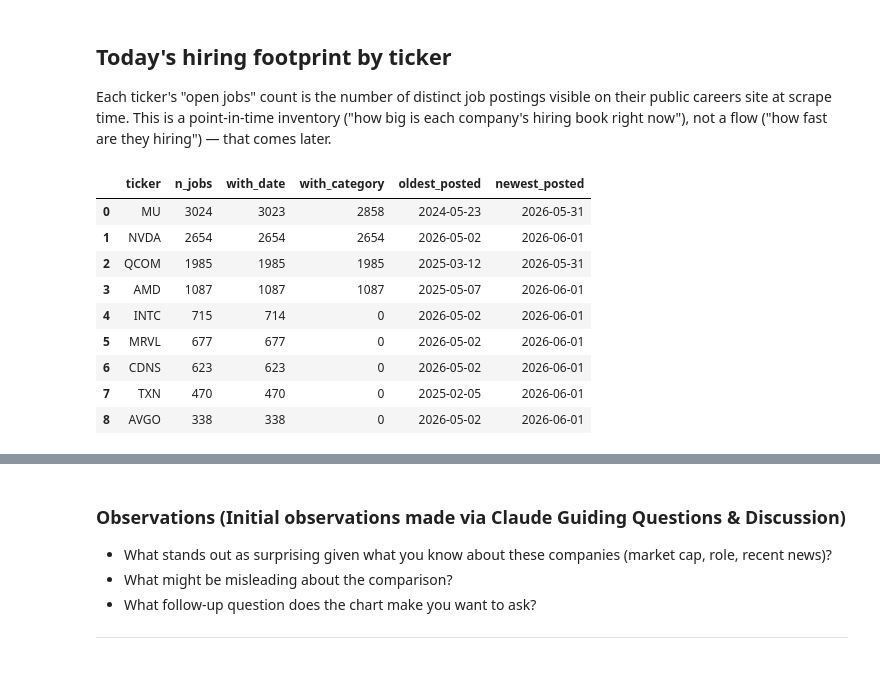
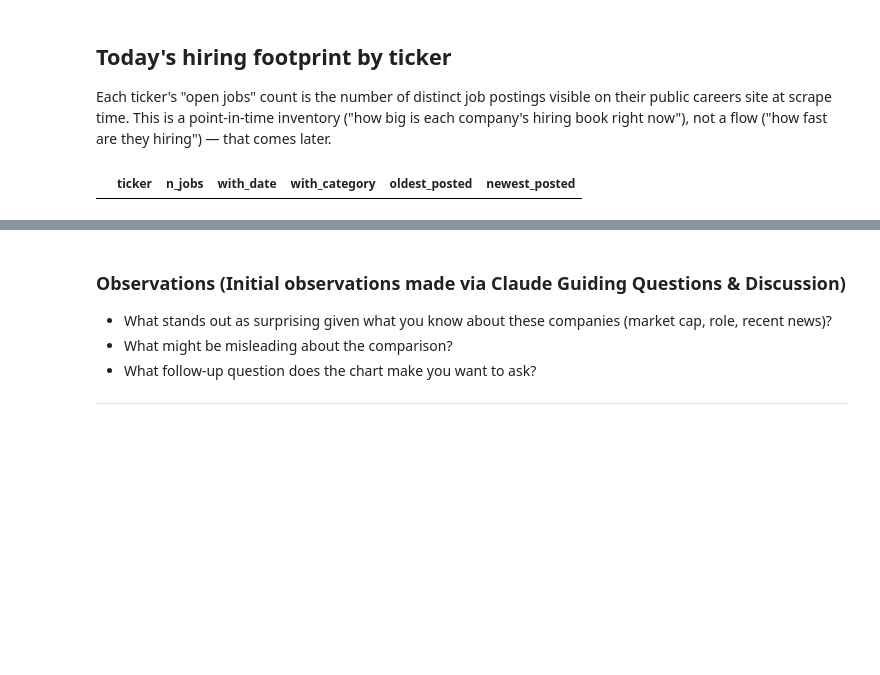
Before and after one commit to johanndeboda/sector-signals, a Jupyter notebook: analysis/01_hiring_snapshot.ipynb, the cells around one changed output, grey strips where cells are left out. Cells and saved outputs as stored; diff of their text form; code cells hidden in the pictures; blank space fills up the shorter version.

```diff
--- a/analysis/01_hiring_snapshot.ipynb
+++ b/analysis/01_hiring_snapshot.ipynb
@@ -25,30 +25,21 @@ This is a point-in-time inventory ("how big is each company's hiring book right
 # %%
 today_jobs = pd.read_sql("""
     SELECT
         ticker,
         COUNT(*)            AS n_jobs,
         COUNT(posted_date)  AS with_date,
         COUNT(category)     AS with_category,
         MIN(posted_date)    AS oldest_posted,
         MAX(posted_date)    AS newest_posted
     FROM hiring_signals
-    WHERE snapshot_date = CURRENT_DATE
+    WHERE snapshot_date = (SELECT MAX(snapshot_date) FROM hiring_signals)
     GROUP BY ticker
     ORDER BY n_jobs DESC
 """, engine)
 
 today_jobs
 # %% [output]
 |  | ticker | n_jobs | with_date | with_category | oldest_posted | newest_posted |
-| 0 | MU | 3024 | 3023 | 2858 | 2024-05-23 | 2026-05-31 |
-| 1 | NVDA | 2654 | 2654 | 2654 | 2026-05-02 | 2026-06-01 |
-| 2 | QCOM | 1985 | 1985 | 1985 | 2025-03-12 | 2026-05-31 |
-| 3 | AMD | 1087 | 1087 | 1087 | 2025-05-07 | 2026-06-01 |
-| 4 | INTC | 715 | 714 | 0 | 2026-05-02 | 2026-06-01 |
-| 5 | MRVL | 677 | 677 | 0 | 2026-05-02 | 2026-06-01 |
-| 6 | CDNS | 623 | 623 | 0 | 2026-05-02 | 2026-06-01 |
-| 7 | TXN | 470 | 470 | 0 | 2025-02-05 | 2026-06-01 |
-| 8 | AVGO | 338 | 338 | 0 | 2026-05-02 | 2026-06-01 |
 # %%
 import matplotlib.pyplot as plt
 import seaborn as sns
```
Also changed, not shown: parts of 4 cells of this notebook, 2 other files.
